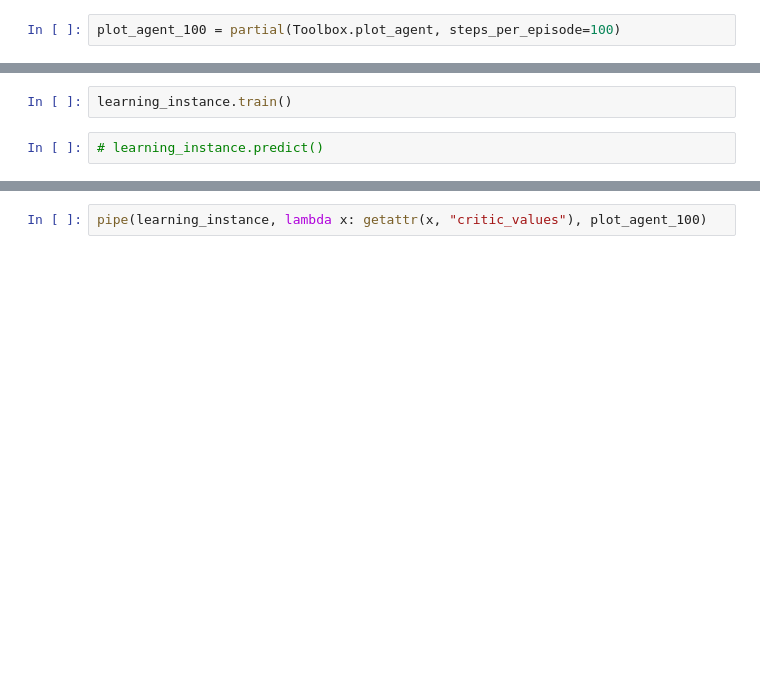
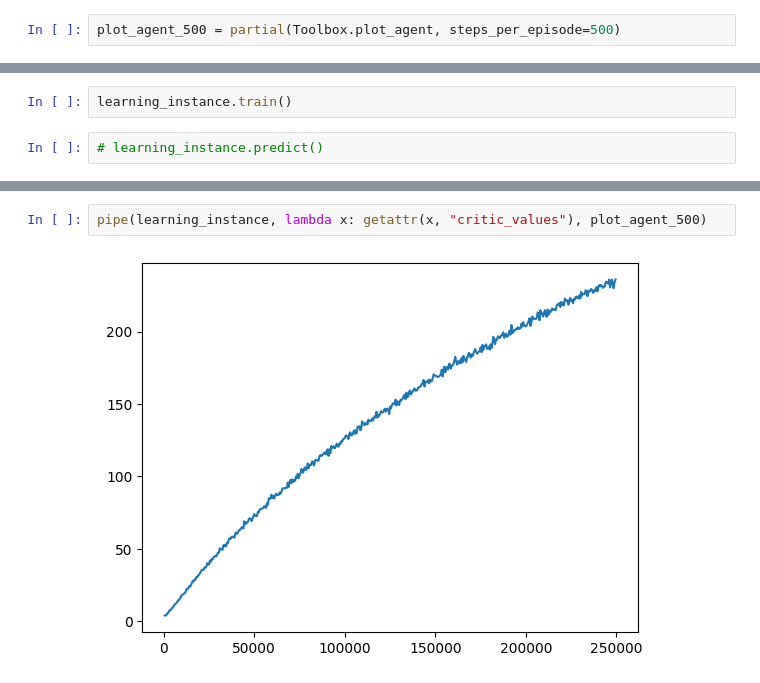
Before and after one commit to congyewang/Harnessing-the-Power-of-Reinforcement-Learning-for-Adaptive-MCMC, a Jupyter notebook: demo/banana/banana.ipynb, the cells around one changed output, grey strips where cells are left out. Drawn from its saved outputs; the diff is of its cells as text; blank space fills up the shorter version.

```diff
--- a/demo/banana/banana.ipynb
+++ b/demo/banana/banana.ipynb
@@ -10,7 +10,7 @@ from toolz import pipe
 from pyrlmala.learning import LearningFactory
 from pyrlmala.utils import Toolbox
 # %%
-plot_agent_100 = partial(Toolbox.plot_agent, steps_per_episode=100)
+plot_agent_500 = partial(Toolbox.plot_agent, steps_per_episode=500)
 # %%
 stan_code_path = "banana.stan"
 stan_data_path = "banana.json"
@@ -53,3 +71,5 @@ Toolbox.policy_plot_2D_heatmap(policy, torch.arange(*x_range), torch.arange(*y_r
 # %%
-pipe(learning_instance, lambda x: getattr(x, "critic_values"), plot_agent_100)
+pipe(learning_instance, lambda x: getattr(x, "critic_values"), plot_agent_500)
+# %% [output]
+[figure, added]
 # %%
```
Also changed, not shown: parts of 8 cells of this notebook.
